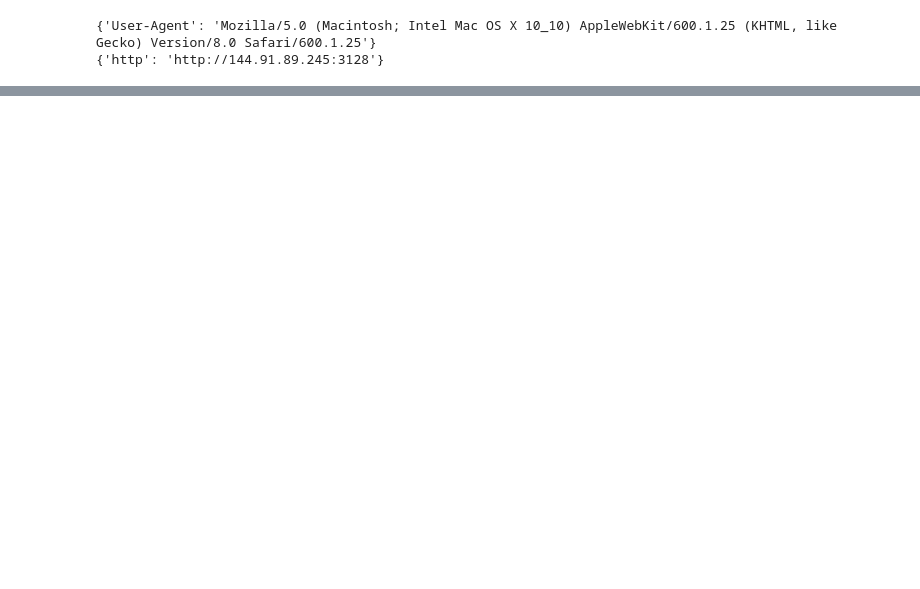
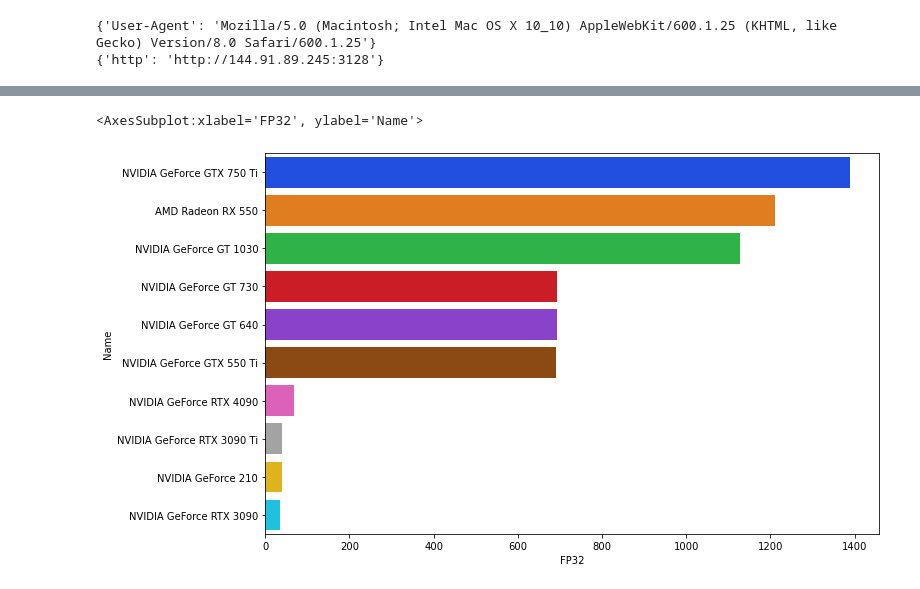
Before and after one commit to jab9k2/Graphics-Cards, a Jupyter notebook: main.ipynb, the cells around one changed output, grey strips where cells are left out. Cells and saved outputs as stored; diff of their text form; code cells hidden in the pictures; blank space fills up the shorter version.

```diff
--- a/main.ipynb
+++ b/main.ipynb
@@ -246,0 +233,8 @@ Name: Date, dtype: datetime64[ns]
+# %%
+top10_FP32 = df.sort_values(by='FP32', ascending=False).head(10)
+fig, axs = plt.subplots(figsize=(11,7))
+sns.set_palette("bright")
+sns.barplot(x="FP32", y="Name", data=top10_FP32)
+# %% [output]
+<AxesSubplot:xlabel='FP32', ylabel='Name'>
+[figure, added]
```
Also changed, not shown: parts of 16 cells of this notebook.
